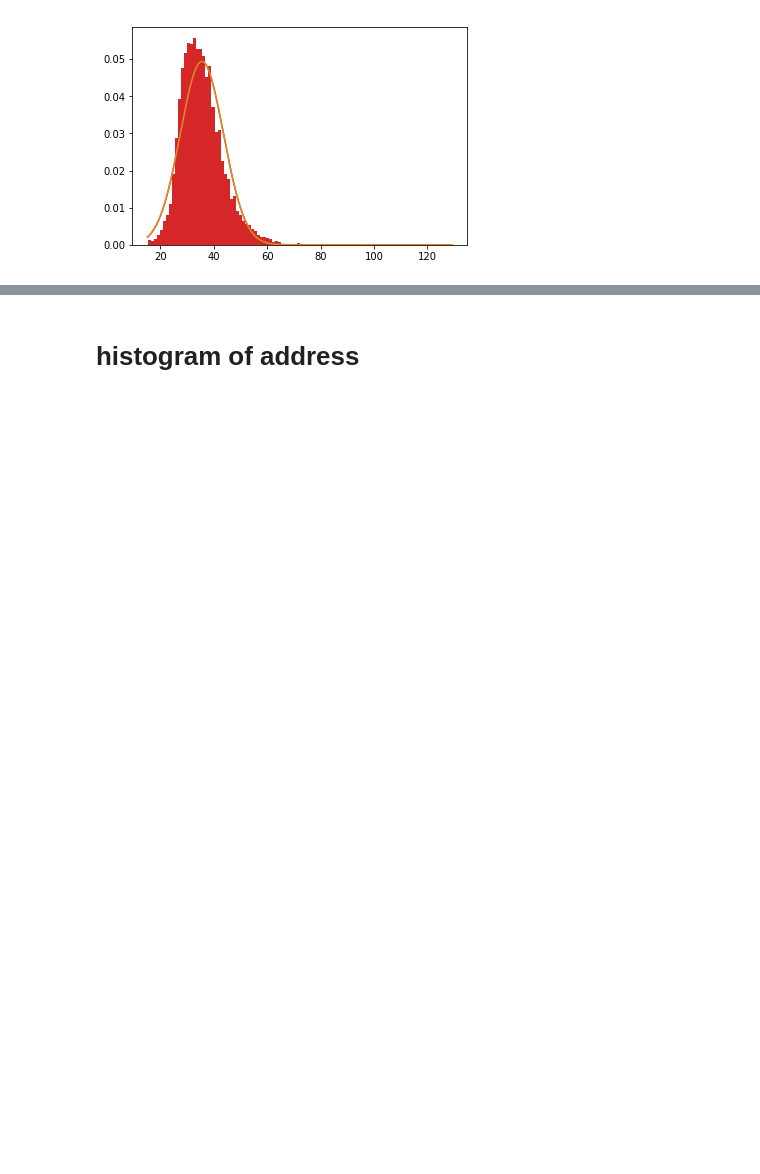
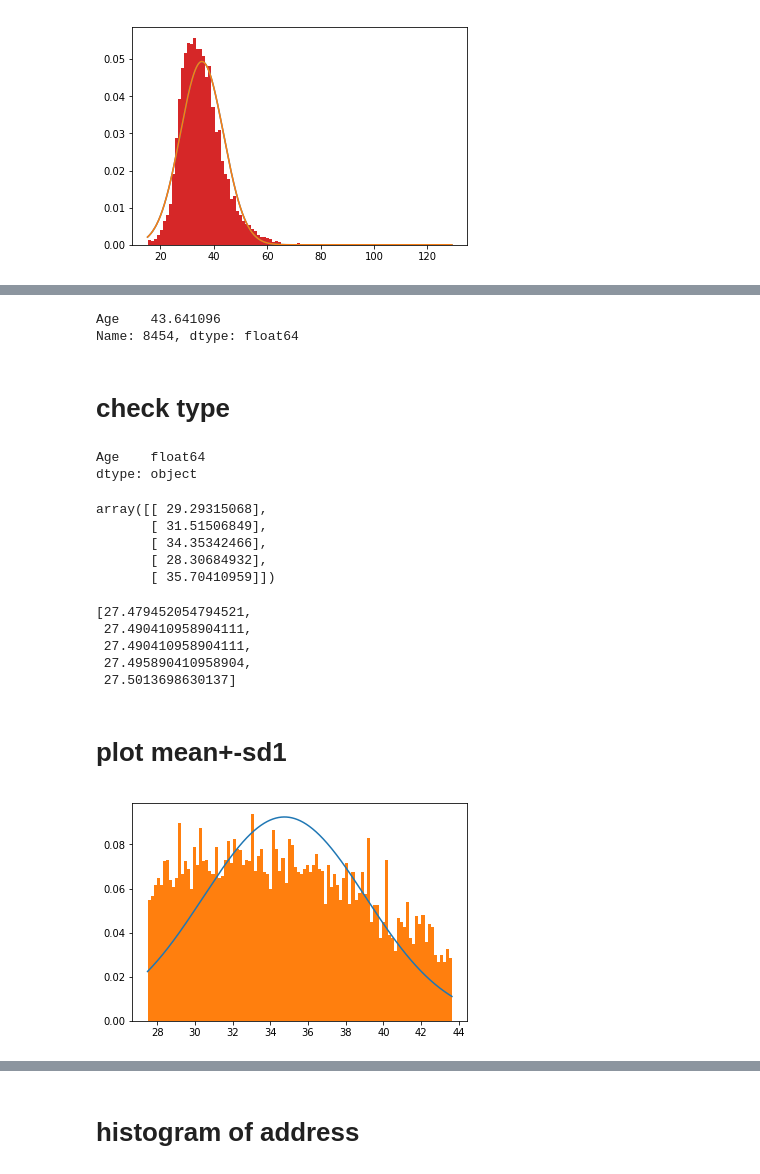
Before and after one commit to Kanbc/recommender-systems, a Jupyter notebook: explore/user.ipynb, the cells around one changed output, grey strips where cells are left out. Saved outputs shown, nothing was run; the diff lists cells and outputs as text; code cells hidden in the pictures; blank space fills up the shorter version.

Commit message:
plot_user_age

```diff
--- a/explore/user.ipynb
+++ b/explore/user.ipynb
@@ -119,0 +124,5 @@ pl.show()
+# %%
+import numpy as np
+
+mean= np.mean(users_all['Age_dirt'])
+mean
@@ -119,0 +133,3 @@ pl.show()
+# %%
+sd= np.std(users_all['Age_dirt'])
+sd
@@ -119,0 +140,4 @@ pl.show()
+# %%
+age_cut = pd.DataFrame(age_array ,columns=['Age'])
+sd1 = age_cut [((mean-sd)<= age_cut['Age'] ) & (age_cut['Age']<= (mean+sd))]
+sd1.sort_values(by=['Age'])[:5]
@@ -119,0 +151,46 @@ pl.show()
+# %%
+sd1.loc[sd1['Age'] .idxmax()]
+# %% [output]
+Age    43.641096
+Name: 8454, dtype: float64
+# %% [markdown]
+# check type
+# %%
+age_cut.dtypes
+# %% [output]
+Age    float64
+dtype: object
+# %%
+age_cut_mat=sd1.as_matrix(columns=sd1.columns[0:])
+age_cut_mat[:5]
+# %% [output]
+array([[ 29.29315068],
+       [ 31.51506849],
+       [ 34.35342466],
+       [ 28.30684932],
+       [ 35.70410959]])
+# %%
+age_cut_mat = sorted(sd1['Age'])
+age_cut_mat[:5]
+# %% [output]
+[27.479452054794521,
+ 27.490410958904111,
+ 27.490410958904111,
+ 27.495890410958904,
+ 27.5013698630137]
+# %% [markdown]
+# plot mean+-sd1
+# %%
+import numpy as np
+import scipy.stats as stats
+import pylab as pl
+
+sample = stats.norm.pdf(age_cut_mat, np.mean(age_cut_mat), np.std(age_cut_mat))
+pl.plot(age_cut_mat,sample,'')
+
+
+pl.hist(age_cut_mat,normed=True, bins=100)
+
+pl.show()
+# %% [output]
+[figure, added]
```
Also changed, not shown: parts of 25 cells of this notebook.
